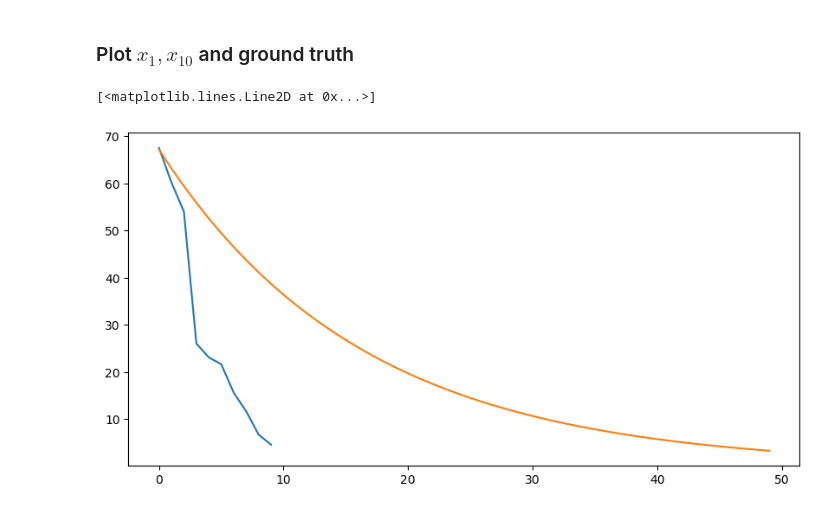
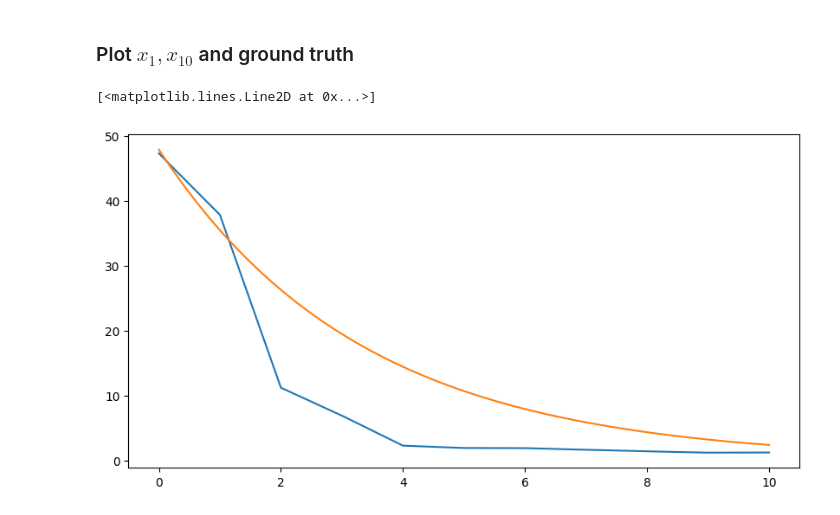
Before and after one commit to JackHanUTSA/AF, a Jupyter notebook: NN_Sequential-Model.ipynb, the cells around one changed output. Drawn from its saved outputs; the diff is of its cells as text; code cells hidden in the pictures.

```diff
--- a/NN_Sequential-Model.ipynb
+++ b/NN_Sequential-Model.ipynb
@@ -326,7 +326,8 @@ plt.plot(x[0,:])
 # %%
 fig = plt.figure(figsize=(10, 5))
 plt.plot(x[:,98])
-plt.plot(x_true[55,:])
+t = np.linspace(0,10)
+plt.plot(t,x_true[39,:])
 # %% [output]
 [<matplotlib.lines.Line2D at 0x...>]
-[figure, old version]
+[figure, new version]
```
Also changed, not shown: parts of 4 cells of this notebook, 5 other files.
